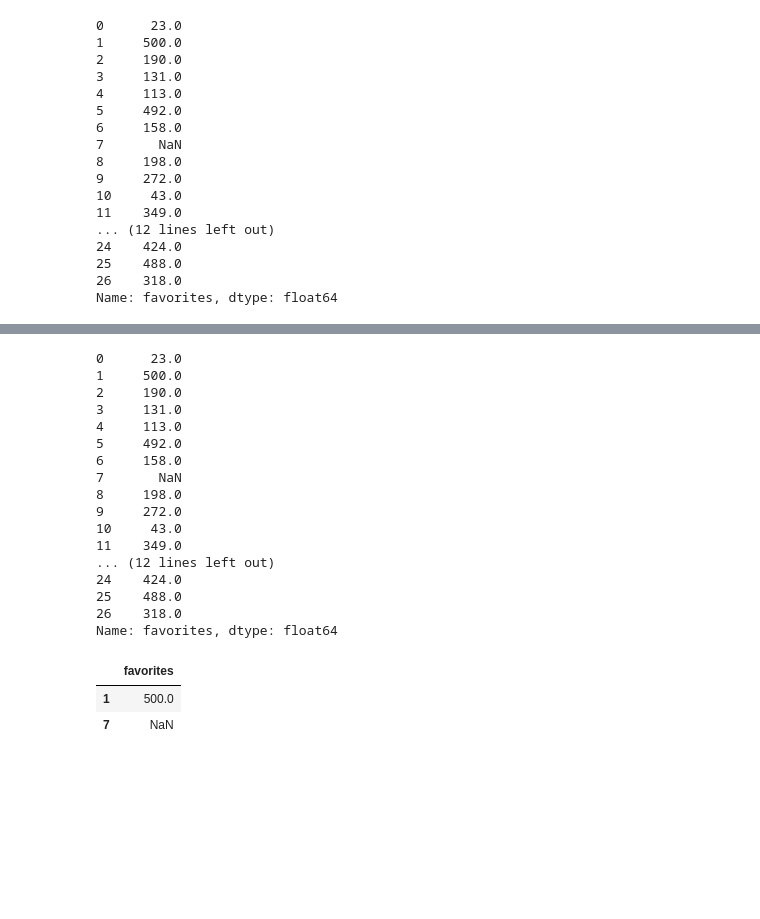
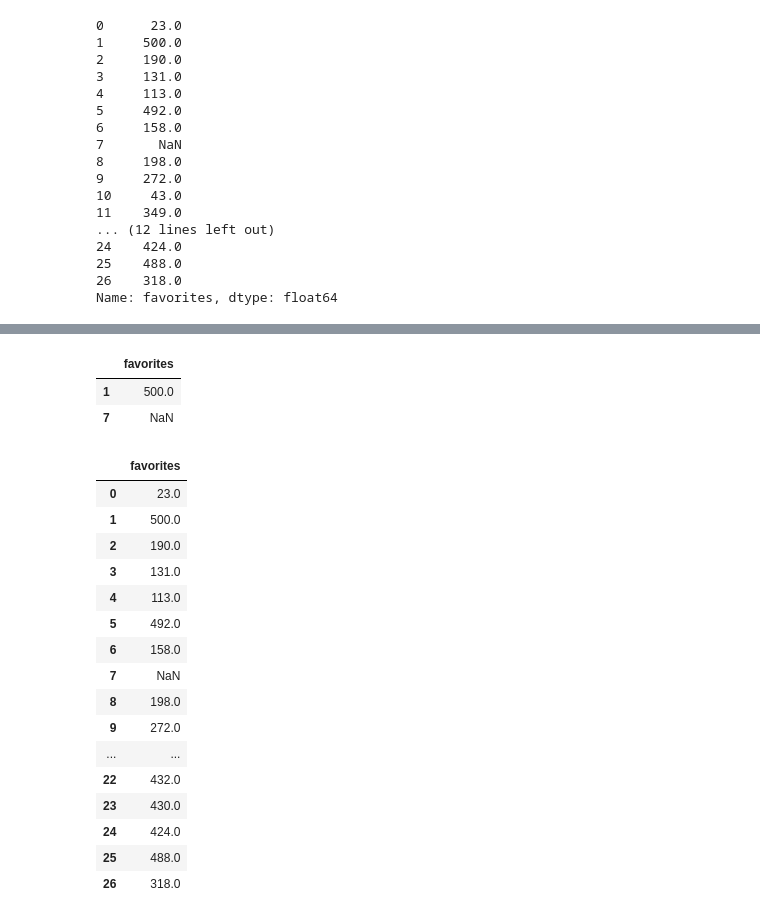
Before and after one commit to anamrodriguezped-maker/IAG344, a Jupyter notebook: Mision2/libropandas.ipynb, the cells around one changed output, grey strips where cells are left out. Cells and saved outputs as stored; diff of their text form; code cells hidden in the pictures; blank space fills up the shorter version.

```diff
--- a/Mision2/Epandas/libropandas.ipynb
+++ b/Mision2/libropandas.ipynb
@@ -48,29 +89,29 @@ df.loc[[0,1,7]]
 | 0 | 183721 | Flying home to run down from the ... | 23.0 | NaN | 10.0 | ECUADOR | leonardokuffo | 389.0 | 258 |
 | 1 | 183722 | Today we commemorate and MNML Case. | 500.0 | 21.0 | NaN | BRASIL | mateusmartins | 982.0 | 1822 |
 | 7 | 183728 | Thank you guess how did I feel so... | NaN | 50.0 | 10.0 | MEXICO | pedrojuarez | 12.0 | 129 |
-# %%
-df["favorites"]
-# %% [output]
-0      23.0
-1     500.0
-2     190.0
-3     131.0
-4     113.0
-5     492.0
-6     158.0
-7       NaN
-8     198.0
-9     272.0
-10     43.0
-11    349.0
-... (12 lines left out)
-24    424.0
-25    488.0
-26    318.0
-Name: favorites, dtype: float64
 # %%
 df.loc[[1,7],["favorites"]]
 # %% [output]
 |  | favorites |
 | 1 | 500.0 |
 | 7 | NaN |
+# %%
+df.loc[:,["favorites"]]
+# %% [output]
+|  | favorites |
+| 0 | 23.0 |
+| 1 | 500.0 |
+| 2 | 190.0 |
+| 3 | 131.0 |
+| 4 | 113.0 |
+| 5 | 492.0 |
+| 6 | 158.0 |
+| 7 | NaN |
+| 8 | 198.0 |
+| 9 | 272.0 |
+| ... | ... |
+| 22 | 432.0 |
+| 23 | 430.0 |
+| 24 | 424.0 |
+| 25 | 488.0 |
+| 26 | 318.0 |
```
Also changed, not shown: parts of 11 cells of this notebook, 18 other files.
